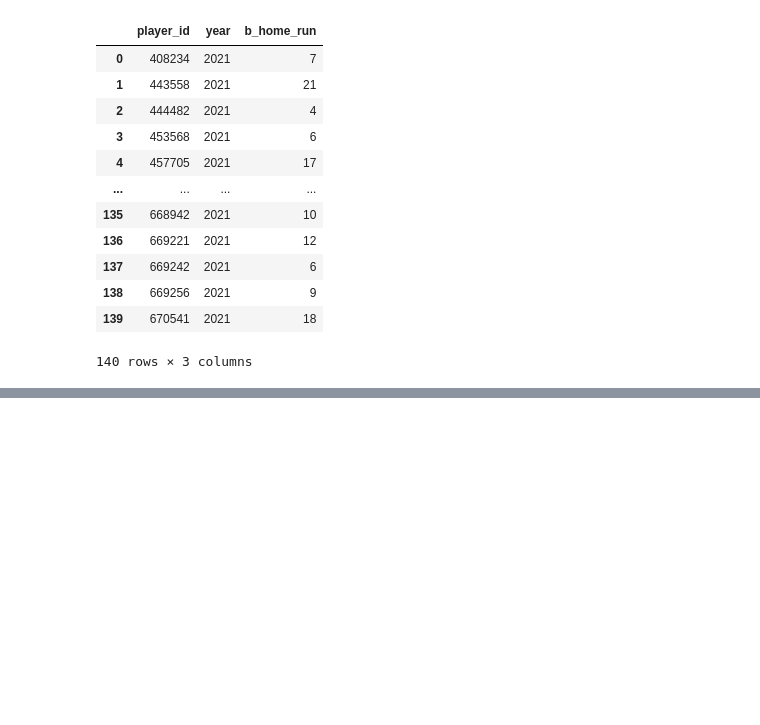
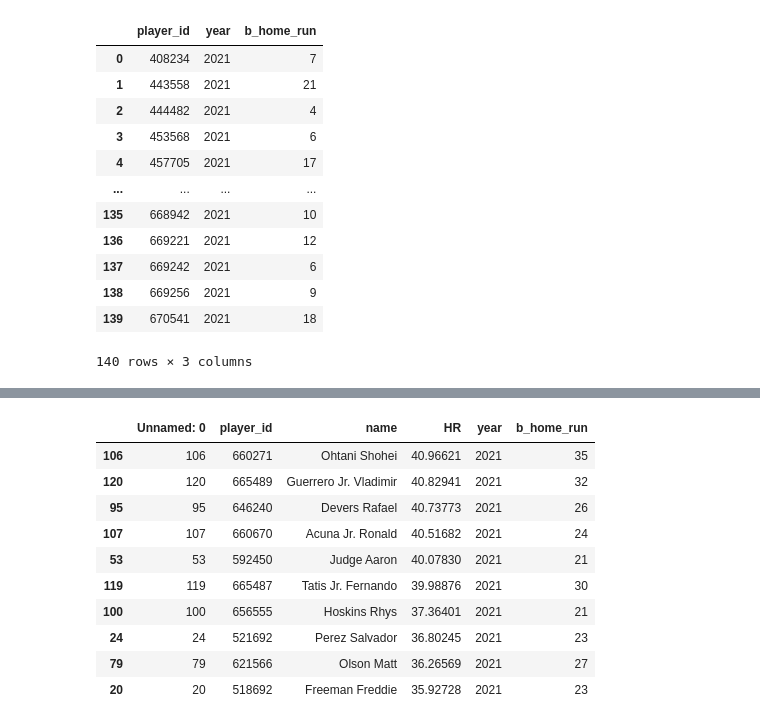
Before and after one commit to JeongMinHyeok/Handling_MLB_Statcast, a Jupyter notebook: predict_HR/[EDA]Predict_HR_2021_byML.ipynb, the cells around one changed output, grey strips where cells are left out. Saved outputs shown, nothing was run; the diff lists cells and outputs as text; code cells hidden in the pictures; blank space fills up the shorter version.

```diff
--- a/predict_HR/[EDA]Predict_HR_2021_byML.ipynb
+++ b/predict_HR/[EDA]Predict_HR_2021_byML.ipynb
@@ -915,3 +901,23 @@ voting.to_csv('ensemble.csv')
 # %%
 stacking = pd.merge(predict_stacking, hr)
 stacking.to_csv('stacking.csv')
+# %%
+import pandas as pd
+ensemble = pd.read_csv('ensemble.csv')
+voting = pd.read_csv('voting.csv')
+stacking = pd.read_csv('stacking.csv')
+# %%
+ensemble.sort_values(by='HR', axis=0, ascending=False, inplace=True)
+ensemble.head(10)
+# %% [output]
+|  | Unnamed: 0 | player_id | name | HR | year | b_home_run |
+| 106 | 106 | 660271 | Ohtani Shohei | 40.96621 | 2021 | 35 |
+| 120 | 120 | 665489 | Guerrero Jr. Vladimir | 40.82941 | 2021 | 32 |
+| 95 | 95 | 646240 | Devers Rafael | 40.73773 | 2021 | 26 |
+| 107 | 107 | 660670 | Acuna Jr. Ronald | 40.51682 | 2021 | 24 |
+| 53 | 53 | 592450 | Judge Aaron | 40.07830 | 2021 | 21 |
+| 119 | 119 | 665487 | Tatis Jr. Fernando | 39.98876 | 2021 | 30 |
+| 100 | 100 | 656555 | Hoskins Rhys | 37.36401 | 2021 | 21 |
+| 24 | 24 | 521692 | Perez Salvador | 36.80245 | 2021 | 23 |
+| 79 | 79 | 621566 | Olson Matt | 36.26569 | 2021 | 27 |
+| 20 | 20 | 518692 | Freeman Freddie | 35.92728 | 2021 | 23 |
```
Also changed, not shown: parts of 13 cells of this notebook, 4 other files.
